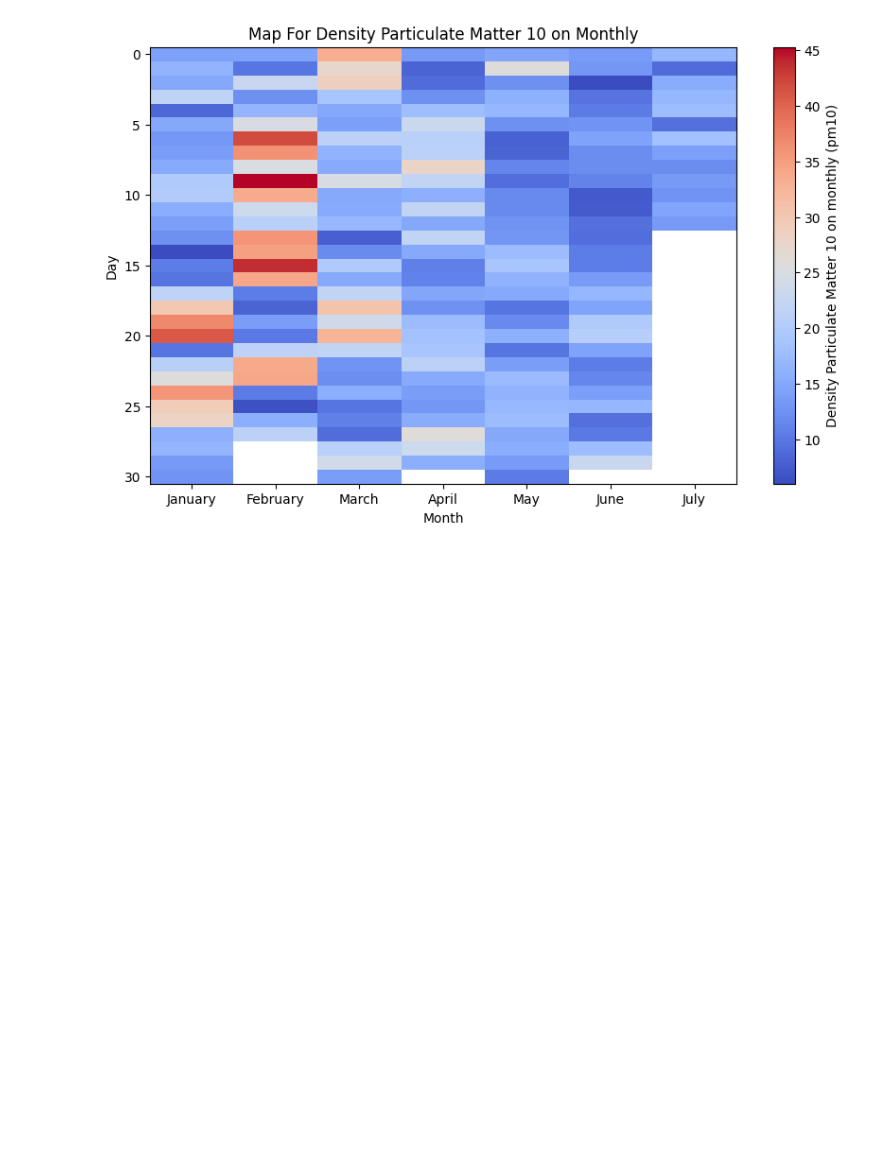
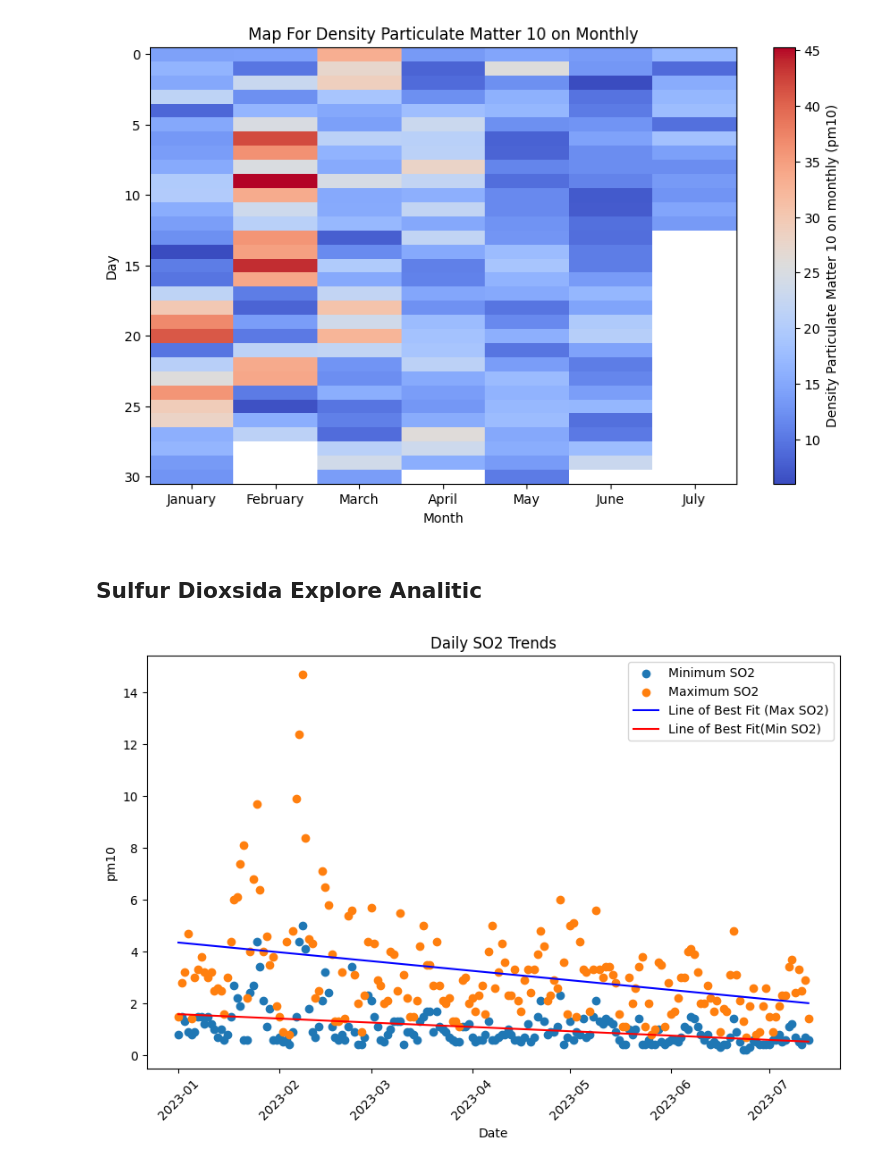
Before and after one commit to kayabaakihiko13/Scrapping_And_Analitic_OpenMeto, a Jupyter notebook: jupyter/eda.ipynb, the cells around one changed output. Cells and saved outputs as stored; diff of their text form; code cells hidden in the pictures; blank space fills up the shorter version.

Commit message:
feat: update analytic for Exploer Data Analitic
[Documentation]
this commit adding commit_msg.txt and adding visualisasion in jupyter

thank you for Open-Meteo

```diff
--- a/jupyter/eda.ipynb
+++ b/jupyter/eda.ipynb
@@ -209,3 +193,30 @@ plt.xticks(month_ticks, month_labels)
 plt.show()
 # %% [output]
 [figure]
+# %% [markdown]
+## Sulfur Dioxsida Explore Analitic
+# %%
+daily_min_max_sul_diox = df2.groupby("Date")['sulphur_dioxide'].agg(["min",'max']).reset_index()
+ref_date = daily_min_max_sul_diox['Date'].min()
+daily_min_max_sul_diox['Date_Num'] = (daily_min_max_sul_diox['Date'] - ref_date).dt.days
+# and plot the data
+plt.figure(figsize=(10, 6))
+plt.scatter(daily_min_max_sul_diox['Date'], daily_min_max_sul_diox['min'], label='Minimum SO2')
+plt.scatter(daily_min_max_sul_diox['Date'], daily_min_max_sul_diox['max'], label='Maximum SO2')
+# calculate and plot the line of best fit for maximum temperature
+m_max , b_max = np.polyfit(daily_min_max_sul_diox['Date_Num'],daily_min_max_sul_diox['max'],1)
+plt.plot(daily_min_max_sul_diox['Date'],m_max*daily_min_max_sul_diox['Date_Num']+b_max,color='b',label="Line of Best Fit (Max SO2)")
+
+# calculate and plot the line of best fit for maximum temperature
+m_min , b_min = np.polyfit(daily_min_max_sul_diox['Date_Num'],daily_min_max_sul_diox['min'],1)
+plt.plot(daily_min_max_sul_diox['Date'],m_min* daily_min_max_sul_diox['Date_Num'] + b_min,color='red',label="Line of Best Fit(Min SO2)")
+
+
+plt.xlabel('Date')
+plt.ylabel('pm10')
+plt.title('Daily SO2 Trends')
+plt.legend()
+plt.xticks(rotation=45)
+plt.show()
+# %% [output]
+[figure, added]
```
Also changed, not shown: parts of 2 cells of this notebook, 1 other file.
